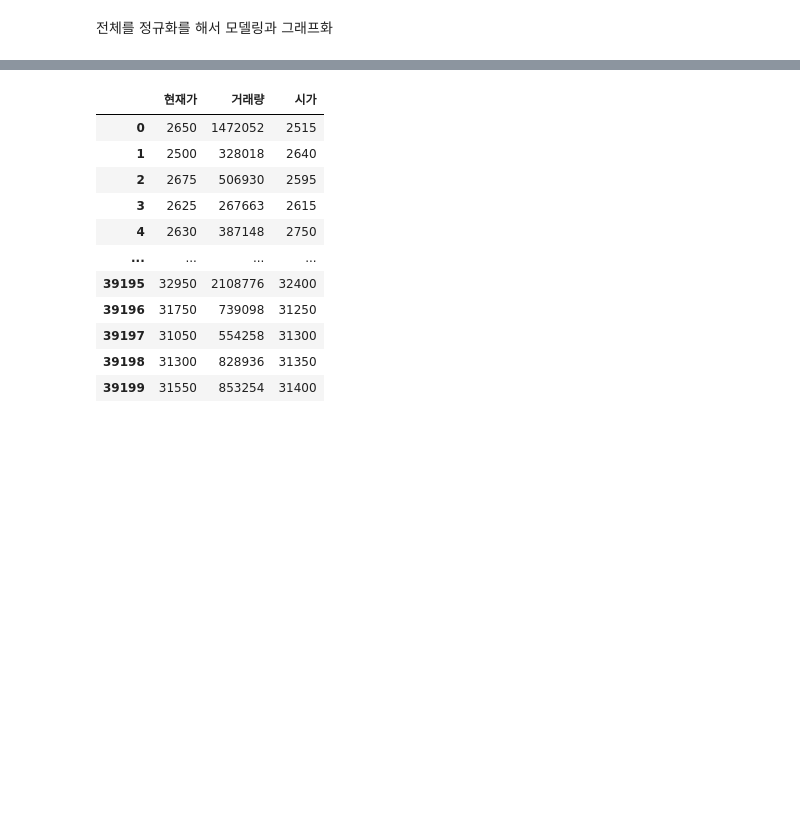
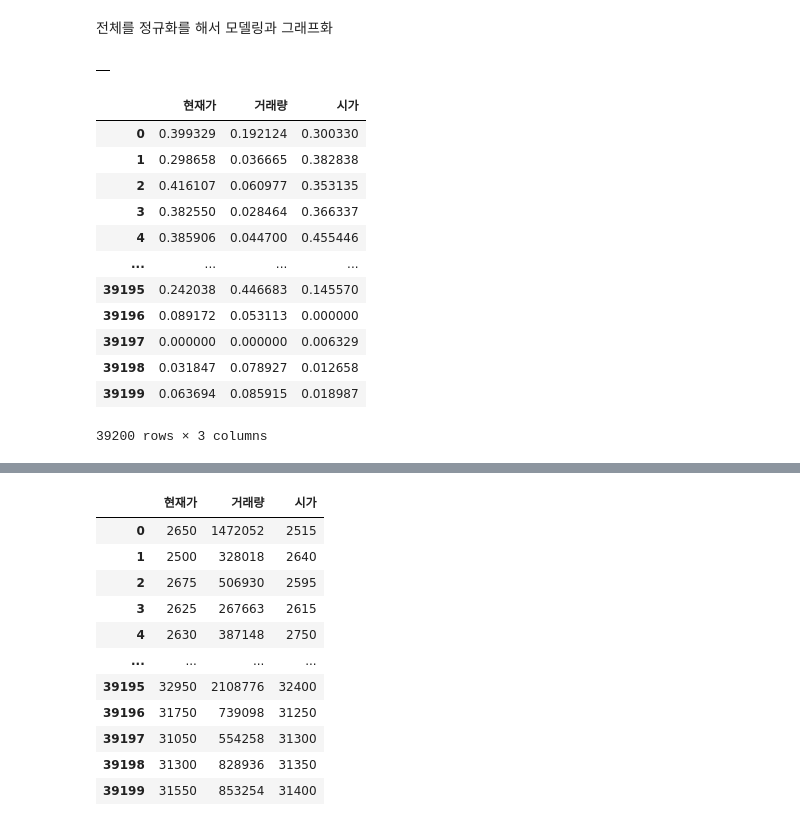
Before and after one commit to Minh-A/Data_Analysis, a Jupyter notebook: Clustering.ipynb, the cells around one changed output, grey strips where cells are left out. Saved outputs shown, nothing was run; the diff lists cells and outputs as text; code cells hidden in the pictures; blank space fills up the shorter version.

```diff
--- a/Clustering.ipynb
+++ b/Clustering.ipynb
@@ -210,0 +214,4 @@ kmeans(t_5)
+# %%
+data
+# %% [output]
+|  |
@@ -210,0 +238,16 @@ kmeans(t_5)
+# %%
+data
+# %% [output]
+|  | 현재가 | 거래량 | 시가 |
+| 0 | 0.399329 | 0.192124 | 0.300330 |
+| 1 | 0.298658 | 0.036665 | 0.382838 |
+| 2 | 0.416107 | 0.060977 | 0.353135 |
+| 3 | 0.382550 | 0.028464 | 0.366337 |
+| 4 | 0.385906 | 0.044700 | 0.455446 |
+| ... | ... | ... | ... |
+| 39195 | 0.242038 | 0.446683 | 0.145570 |
+| 39196 | 0.089172 | 0.053113 | 0.000000 |
+| 39197 | 0.000000 | 0.000000 | 0.006329 |
+| 39198 | 0.031847 | 0.078927 | 0.012658 |
+| 39199 | 0.063694 | 0.085915 | 0.018987 |
+39200 rows × 3 columns
```
Also changed, not shown: parts of 8 cells of this notebook.
